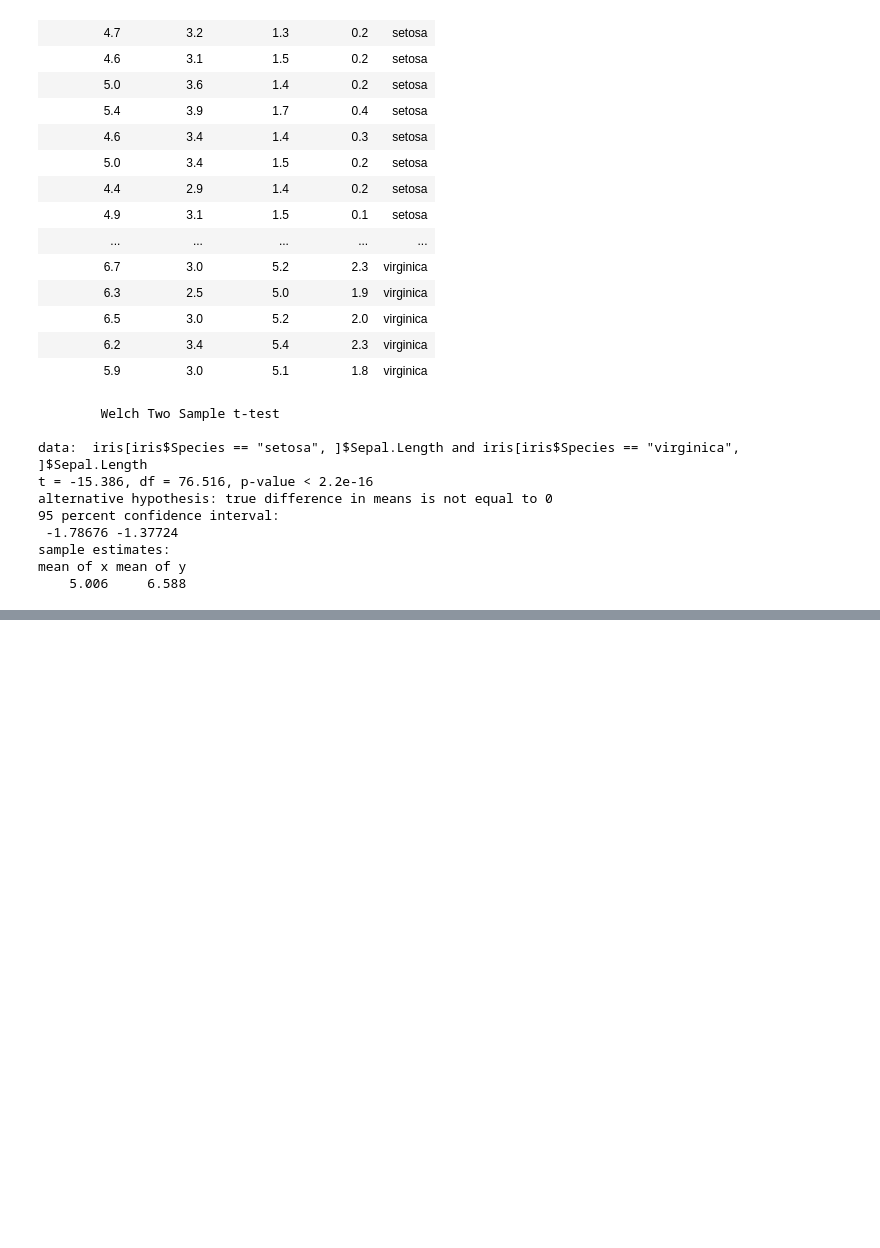
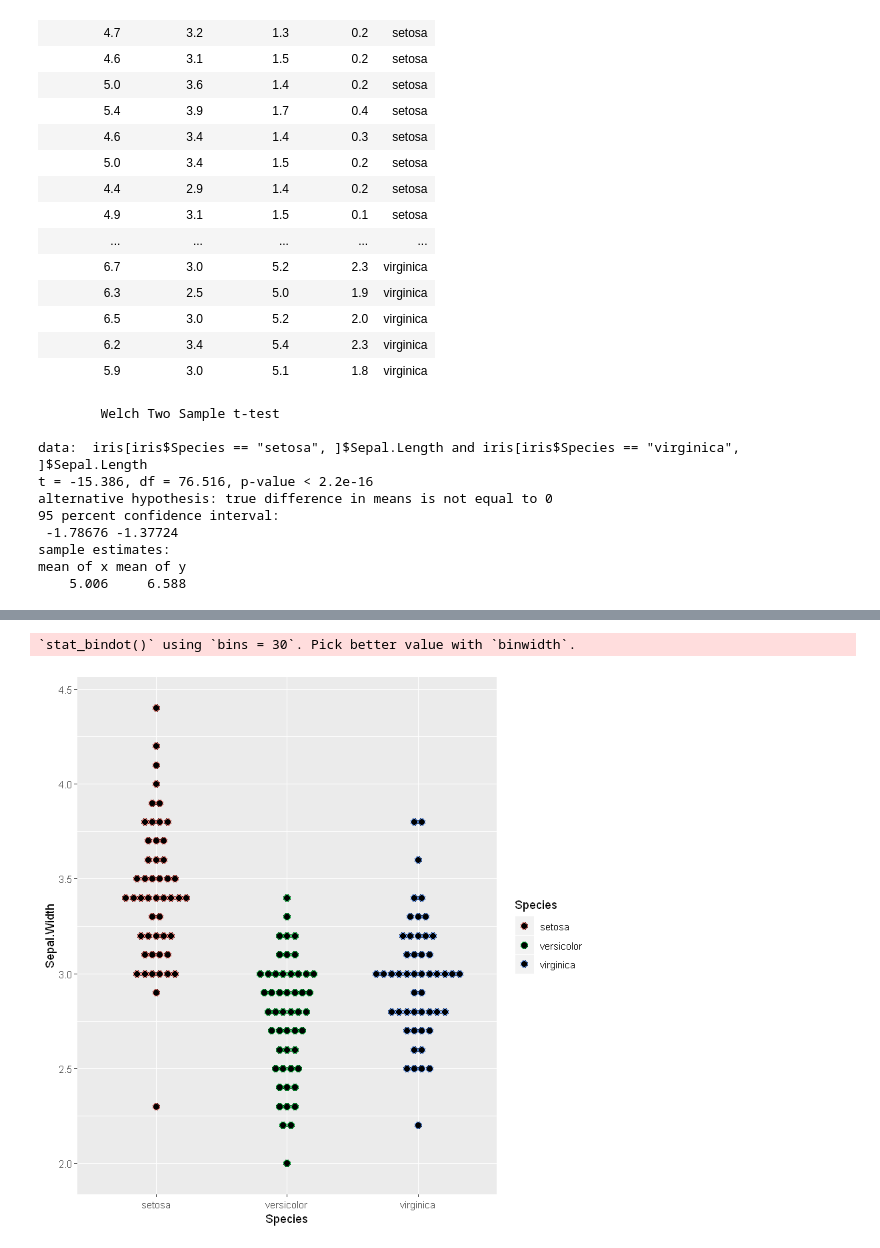
Before and after one commit to DC-3T/Gorter_R_tutorial, a Jupyter notebook: R-Presentation.ipynb, the cells around one changed output, grey strips where cells are left out. Drawn from its saved outputs; the diff is of its cells as text; code cells hidden in the pictures; blank space fills up the shorter version.

```diff
--- a/R-Presentation.ipynb
+++ b/R-Presentation.ipynb
@@ -48,0 +65,5 @@ ggplot(data=iris, aes(x=Sepal.Length, y=Sepal.Width, color=Species)) + geom_boxp
+# %%
+plot_data + geom_dotplot(binaxis = "y", stackdir = "center", dotsize = 0.5)
+# %% [output]
+`stat_bindot()` using `bins = 30`. Pick better value with `binwidth`.
+[figure, added]
```
Also changed, not shown: parts of 6 cells of this notebook.
